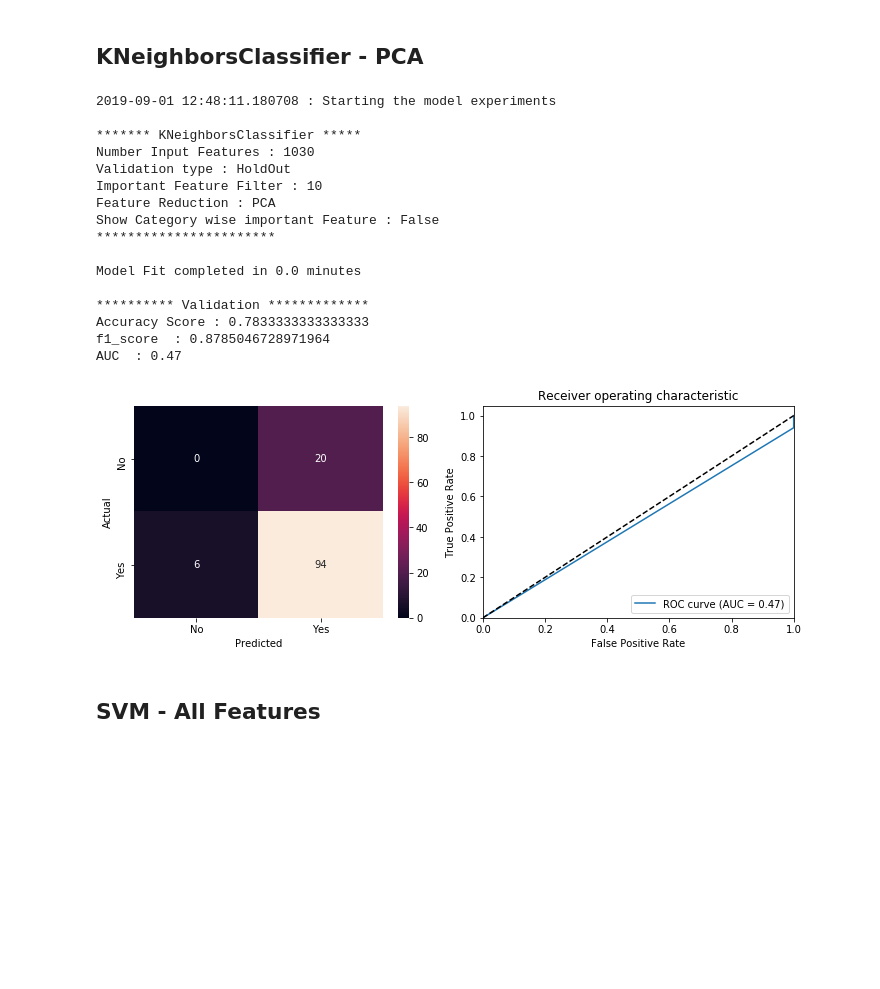
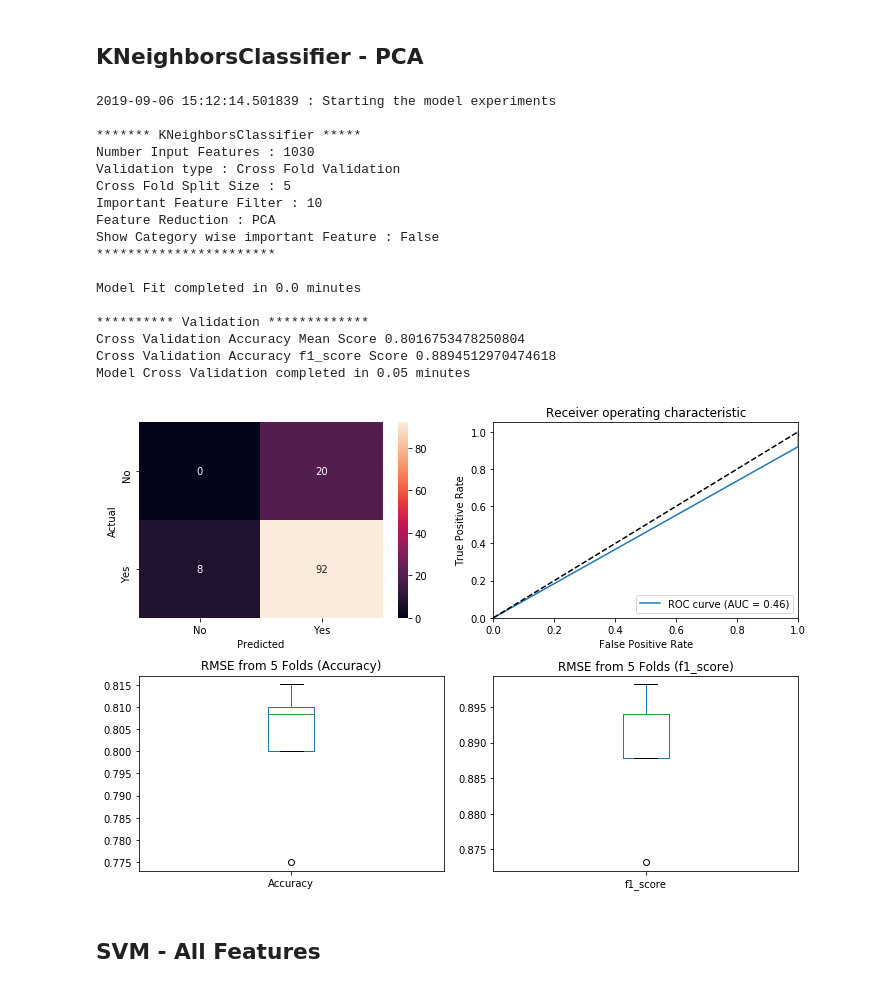
Before and after one commit to balag752/Ecommerce-clothing-recommendation-prediction, a Jupyter notebook: src/ModelBuilding.ipynb, the cells around one changed output. Cells and saved outputs as stored; diff of their text form; code cells hidden in the pictures; blank space fills up the shorter version.

```diff
--- a/src/ModelBuilding.ipynb
+++ b/src/ModelBuilding.ipynb
@@ -719,5 +743,7 @@ Model Cross Validation completed in 2.89 minutes
 # %% [markdown]
 ## KNeighborsClassifier - based on reviews
 # %%
-model_experiment(model=model,param_grid=param_grid,df=df, InputFeaturecols=InputFeature[30:],OutputFeaturecols=OutputFeature, nfolds=[2,1], ImpFtrShow=10, Reviewonly=True)
+model = KNeighborsClassifier(n_neighbors=6)
+param_grid={}
+model_experiment(model=model,param_grid=param_grid,df=df, InputFeaturecols=InputFeature[30:],OutputFeaturecols=OutputFeature, nfolds=[1,0], ImpFtrShow=10, Reviewonly=True)
 # %% [output]
@@ -741,25 +767,26 @@ AUC  : 0.633072301645683
 # %% [markdown]
 ## KNeighborsClassifier - PCA
 # %%
-model_experiment(model=model,param_grid=param_grid,df=df_pca_pd, InputFeaturecols=PCA_InputFeature,OutputFeaturecols=OutputFeature, nfolds=[2,1], ImpFtrShow=10, Reviewonly=True,FeatureReduction="PCA")
+model_experiment(model=model,param_grid=param_grid,df=df_pca_pd, InputFeaturecols=PCA_InputFeature,OutputFeaturecols=OutputFeature, nfolds=[5,5], ImpFtrShow=10, Reviewonly=True,FeatureReduction="PCA")
 # %% [output]
-2019-09-01 12:48:11.180708 : Starting the model experiments
+2019-09-06 15:12:14.501839 : Starting the model experiments
 
 ******* KNeighborsClassifier *****
 Number Input Features : 1030
-Validation type : HoldOut
+Validation type : Cross Fold Validation
+Cross Fold Split Size : 5
 Important Feature Filter : 10
 Feature Reduction : PCA
 Show Category wise important Feature : False
 ***********************
 
 Model Fit completed in 0.0 minutes
 
 ********** Validation *************
-Accuracy Score : 0.7833333333333333
-f1_score  : 0.8785046728971964
-AUC  : 0.47
+Cross Validation Accuracy Mean Score 0.8016753478250804
+Cross Validation Accuracy f1_score Score 0.8894512970474618
+Model Cross Validation completed in 0.05 minutes
-[figure, old version]
+[figure, new version]
 # %% [markdown]
 ## SVM - All Features
 # %%
```
Also changed, not shown: parts of 19 cells of this notebook, 2 other files.
